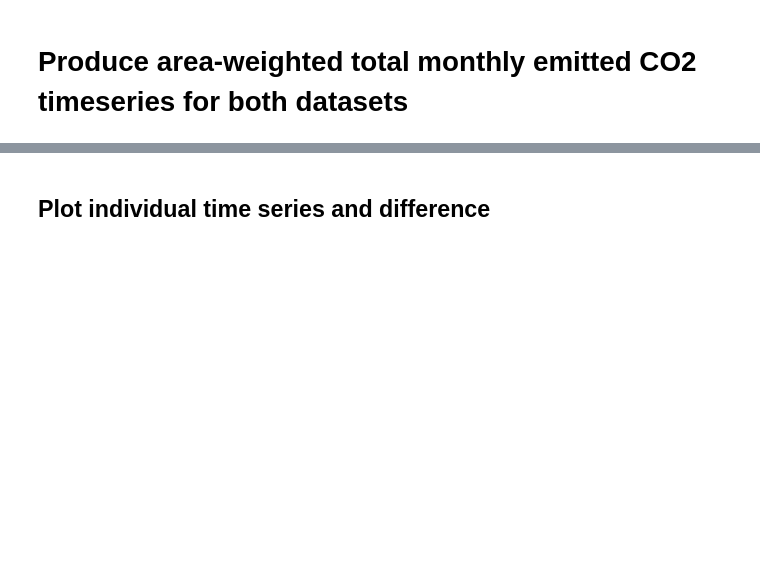
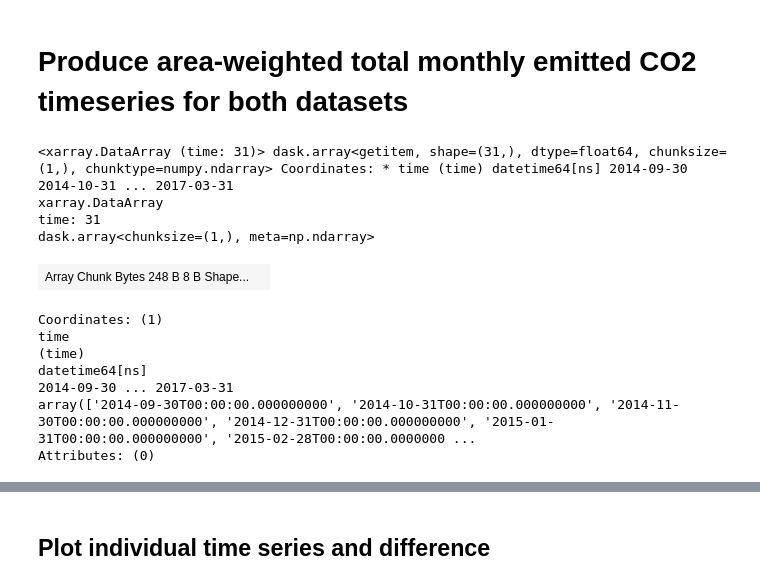
Before and after one commit to joshhjacobson/wombat-paper, a Jupyter notebook: validation/input_validation.ipynb, the cells around one changed output, grey strips where cells are left out. Cells and saved outputs as stored; diff of their text form; code cells hidden in the pictures; blank space fills up the shorter version.

```diff
--- a/validation/input_validation.ipynb
+++ b/validation/input_validation.ipynb
@@ -11,5 +117,38 @@ nc.deep_clean()
 # %% [markdown]
 # Produce area-weighted total monthly emitted CO2 timeseries for both datasets
+# %%
+ds = nc.from_xarray(da_mozart.isel(time=0))
+ds.subset(time=0)
+ds.cell_area(join=False)
+da_mozart_gridbox_area = ds.to_xarray()["cell_area"]
+# %%
+# convert units from kg/m^2/s to total petagrams in the given hour
+# temporal interval is hourly, conversion is 60*60=3600 (s/hr)
+# include conversion to petagrams: 3600 * 1e-12 = 3.6e-9
+# NOTE: this will take a few minutes
+da_mozart_monthly = (
+    (da_mozart * 3.6e-9 * da_mozart_gridbox_area)
+    .sum(dim=["lon", "lat"])
+    .sortby("time")
+    .resample(time="1M")
+    .sum()
+)[:-1].compute() # clip the last entry which is only based on a single day
+
+# monthly time series in petagrams
+da_mozart_monthly
+# %% [output]
+<xarray.DataArray (time: 31)> dask.array<getitem, shape=(31,), dtype=float64, chunksize=(1,), chunktype=numpy.ndarray> Coordinates: * time (time) datetime64[ns] 2014-09-30 2014-10-31 ... 2017-03-31
+xarray.DataArray
+time: 31
+dask.array<chunksize=(1,), meta=np.ndarray>
+| Array Chunk Bytes 248 B 8 B Shape... |  |
+Coordinates: (1)
+time
+(time)
+datetime64[ns]
+2014-09-30 ... 2017-03-31
+array(['2014-09-30T00:00:00.000000000', '2014-10-31T00:00:00.000000000', '2014-11-30T00:00:00.000000000', '2014-12-31T00:00:00.000000000', '2015-01-31T00:00:00.000000000', '2015-02-28T00:00:00.0000000 ...
+Attributes: (0)
 # %%
 # geoschem weights
 with xr.open_dataset(
```
Also changed, not shown: parts of 12 cells of this notebook, 5 other files.
